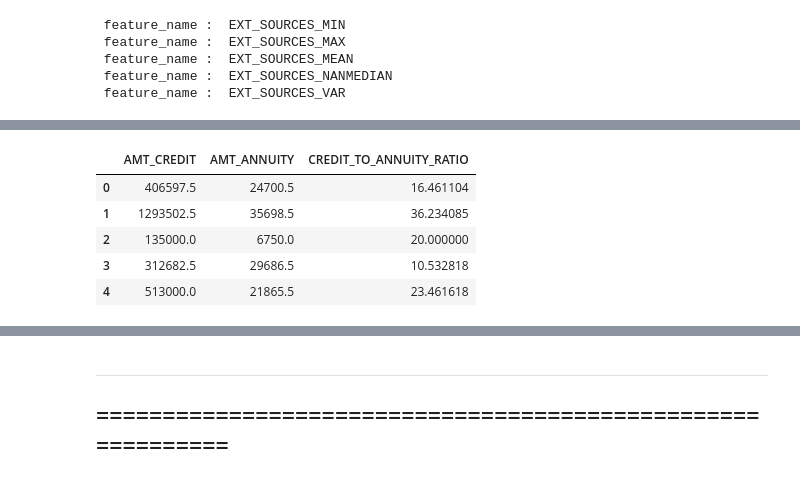
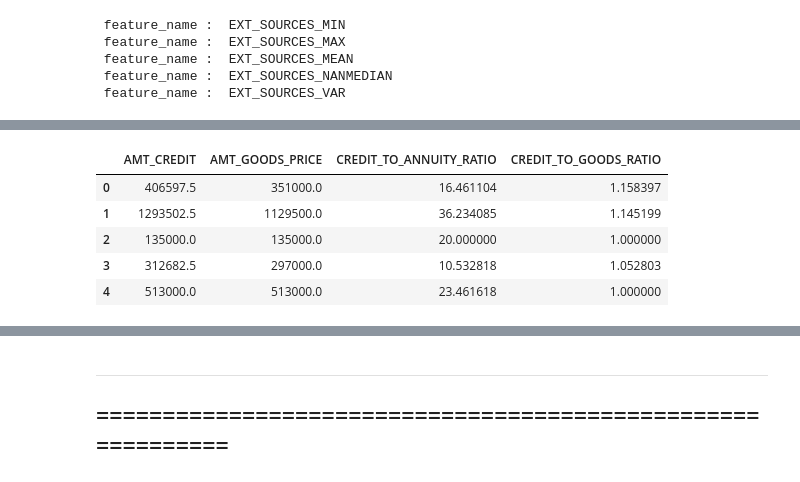
Before and after one commit to ecjang/pages, a Jupyter notebook: Kaggle/003_MultiClass_Classification_HomeCredit_LightGBM_7th.ipynb, the cells around one changed output, grey strips where cells are left out. Cells and saved outputs as stored; diff of their text form; code cells hidden in the pictures.

Commit message:
Kaggle Home-Credit : Make Features

```diff
--- a/Kaggle/003_MultiClass_Classification_HomeCredit_LightGBM_7th.ipynb
+++ b/Kaggle/003_MultiClass_Classification_HomeCredit_LightGBM_7th.ipynb
@@ -324,10 +328,13 @@ df['CREDIT_TO_ANNUITY_RATIO'] = df['AMT_CREDIT'] / df['AMT_ANNUITY']
-# %%
-
-df[['AMT_CREDIT', 'AMT_ANNUITY', 'CREDIT_TO_ANNUITY_RATIO']].head()
-# %% [output]
-|  | AMT_CREDIT | AMT_ANNUITY | CREDIT_TO_ANNUITY_RATIO |
-| 0 | 406597.5 | 24700.5 | 16.461104 |
-| 1 | 1293502.5 | 35698.5 | 36.234085 |
-| 2 | 135000.0 | 6750.0 | 20.000000 |
-| 3 | 312682.5 | 29686.5 | 10.532818 |
-| 4 | 513000.0 | 21865.5 | 23.461618 |
+# %%
+# AMT_GOODS_PRICE : 가전제품의 총 구매 비용, 수익이라고 판단할 수 있다.
+# CREDIT_TO_GOODS_RATIO : 신용(부체, 대출) 대비 수익의 비율
+# 1이 넘어가면 수익보다 과소비 한다고 판단할 수 있다.
+df['CREDIT_TO_GOODS_RATIO'] = df['AMT_CREDIT'] / df['AMT_GOODS_PRICE']
+df['AMT_CREDIT AMT_GOODS_PRICE CREDIT_TO_ANNUITY_RATIO CREDIT_TO_GOODS_RATIO'.split()].head()
+# %% [output]
+|  | AMT_CREDIT | AMT_GOODS_PRICE | CREDIT_TO_ANNUITY_RATIO | CREDIT_TO_GOODS_RATIO |
+| 0 | 406597.5 | 351000.0 | 16.461104 | 1.158397 |
+| 1 | 1293502.5 | 1129500.0 | 36.234085 | 1.145199 |
+| 2 | 135000.0 | 135000.0 | 20.000000 | 1.000000 |
+| 3 | 312682.5 | 297000.0 | 10.532818 | 1.052803 |
+| 4 | 513000.0 | 513000.0 | 23.461618 | 1.000000 |
```
Also changed, not shown: parts of 12 cells of this notebook.
